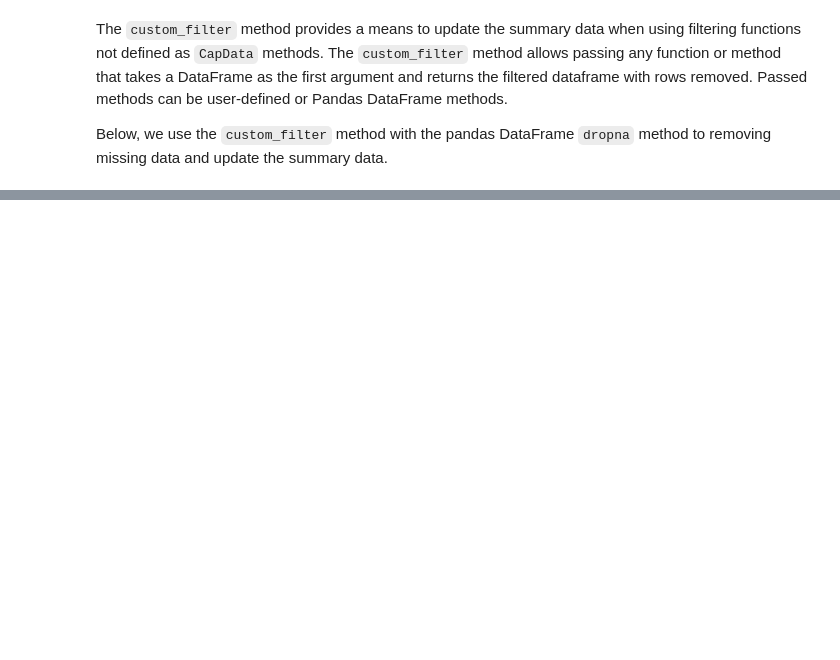
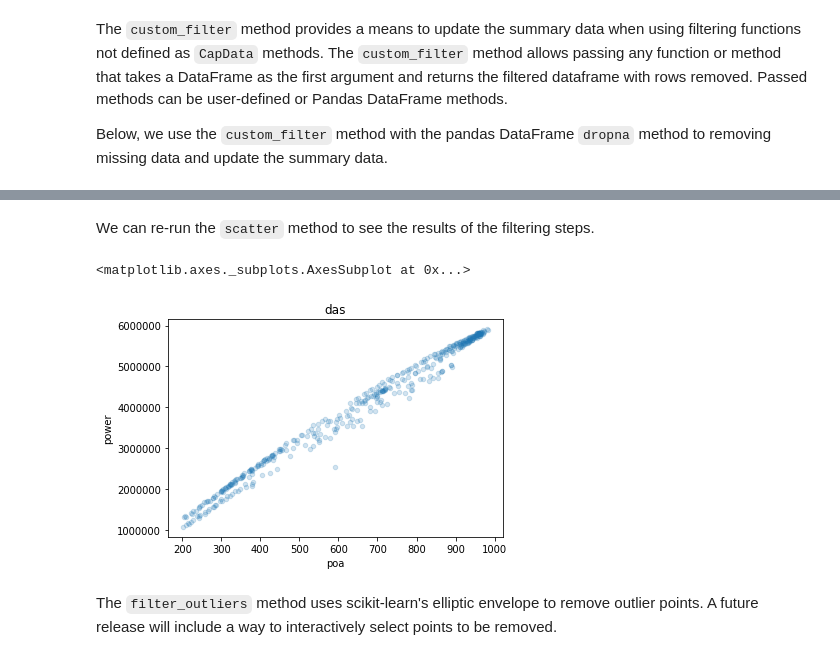
Before and after one commit to pvcaptest/pvcaptest, a Jupyter notebook: examples/captest_example.ipynb, the cells around one changed output, grey strips where cells are left out. Saved outputs shown, nothing was run; the diff lists cells and outputs as text; code cells hidden in the pictures; blank space fills up the shorter version.

```diff
--- a/examples/captest_example.ipynb
+++ b/examples/captest_example.ipynb
@@ -114,2 +135,11 @@ das.df_flt.shape
+# %% [markdown]
+We can re-run the `scatter` method to see the results of the filtering steps.
+# %%
+das.scatter()
+# %% [output]
+<matplotlib.axes._subplots.AxesSubplot at 0x...>
+[figure, added]
+# %% [markdown]
+The `filter_outliers` method uses scikit-learn's elliptic envelope to remove outlier points.  A future release will include a way to interactively select points to be removed.
 # %%
 das.filter_outliers()
```
Also changed, not shown: parts of 58 cells of this notebook.
